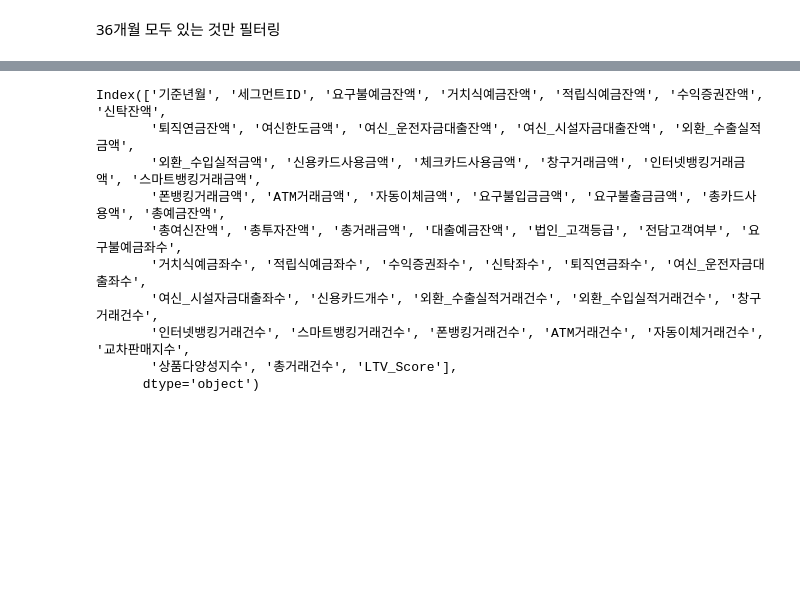
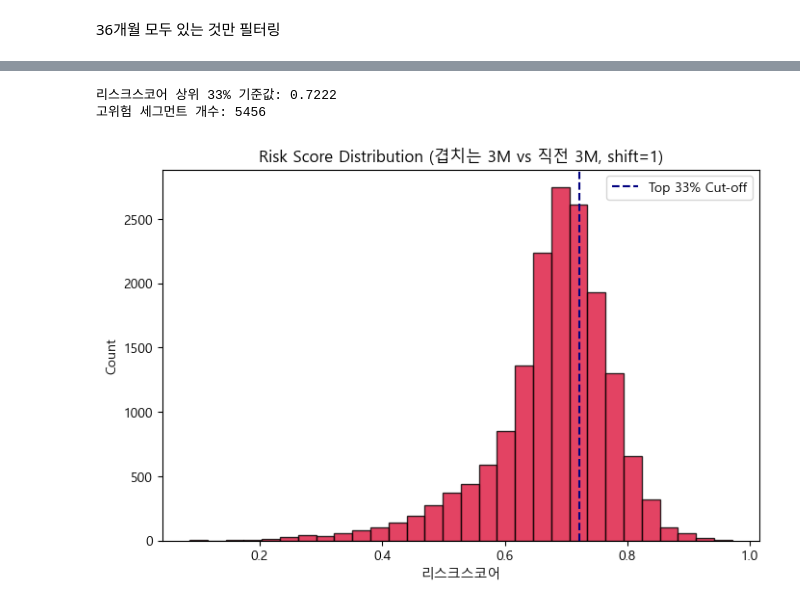
Before and after one commit to wlssyuu/ml-based-financial-analysis, a Jupyter notebook: 전처리코드_final.ipynb, the cells around one changed output, grey strips where cells are left out. Drawn from its saved outputs; the diff is of its cells as text; code cells hidden in the pictures; blank space fills up the shorter version.

Commit message:
전처리+RF_Baseline
전처리(LTV+RiskScore+vip_final 생성)

```diff
--- a/전처리코드_final.ipynb
+++ b/전처리코드_final.ipynb
@@ -380,13 +384,64 @@ Name: count, Length: 501, dtype: int64
-# %%
-vip_final.columns
-# %% [output]
-Index(['기준년월', '세그먼트ID', '요구불예금잔액', '거치식예금잔액', '적립식예금잔액', '수익증권잔액', '신탁잔액',
-       '퇴직연금잔액', '여신한도금액', '여신_운전자금대출잔액', '여신_시설자금대출잔액', '외환_수출실적금액',
-       '외환_수입실적금액', '신용카드사용금액', '체크카드사용금액', '창구거래금액', '인터넷뱅킹거래금액', '스마트뱅킹거래금액',
-       '폰뱅킹거래금액', 'ATM거래금액', '자동이체금액', '요구불입금금액', '요구불출금금액', '총카드사용액', '총예금잔액',
-       '총여신잔액', '총투자잔액', '총거래금액', '대출예금잔액', '법인_고객등급', '전담고객여부', '요구불예금좌수',
-       '거치식예금좌수', '적립식예금좌수', '수익증권좌수', '신탁좌수', '퇴직연금좌수', '여신_운전자금대출좌수',
-       '여신_시설자금대출좌수', '신용카드개수', '외환_수출실적거래건수', '외환_수입실적거래건수', '창구거래건수',
-       '인터넷뱅킹거래건수', '스마트뱅킹거래건수', '폰뱅킹거래건수', 'ATM거래건수', '자동이체거래건수', '교차판매지수',
-       '상품다양성지수', '총거래건수', 'LTV_Score'],
-      dtype='object')
+# %%
+import pandas as pd
+import numpy as np
+from sklearn.preprocessing import MinMaxScaler
+import matplotlib.pyplot as plt
+eps = 1e-6
+# ------------------------------------------
+# 1) 기준월 정렬 (세그먼트별 시계열 정렬)
+# ------------------------------------------
+# vip_final['기준년월'] = pd.to_datetime(vip_final['기준년월'])  # 필요시 주석 해제
+vip_final = vip_final.sort_values(['세그먼트ID', '기준년월'])
+g = vip_final.groupby(['세그먼트ID'])
+# ------------------------------------------
+# 2) 세그먼트별 최근3개월 합 & '바로 이전' 3개월 합 (겹침: shift=1)
+#    min_periods=3 → 정확히 3개월 누적이 있는 행만 유효
+# ------------------------------------------
+recent3_sum = g['총거래금액'].transform(lambda x: x.rolling(window=3, min_periods=3).sum())
+prev3_sum   = g['총거래금액'].transform(lambda x: x.rolling(window=3, min_periods=3).sum().shift(1))
+# ------------------------------------------
+# 3) 거래감소율 = (최근3개월합 - 바로이전3개월합) / (바로이전3개월합)
+#    (겹치는 창이므로 첫 3개월만 NaN이 정상)
+# ------------------------------------------
+vip_final['거래감소율'] = (prev3_sum - recent3_sum) / (prev3_sum + eps)
+vip_final['거래감소율'] = vip_final['거래감소율'].clip(-1, 1)  # 과도한 변동 안정화
+# ------------------------------------------
+# 4) 나머지 변수 계산
+# ------------------------------------------
+vip_final['대출비중'] = vip_final['총여신잔액'] / (vip_final['총여신잔액'] + vip_final['총예금잔액'] + eps)
+# 정규화 (0~1)
+cols_to_scale = ['LTV_Score', '대출비중', '거래감소율', '상품다양성지수']
+scaler = MinMaxScaler()
+vip_final[[c + '_norm' for c in cols_to_scale]] = scaler.fit_transform(vip_final[cols_to_scale])
+# ------------------------------------------
+# 5) 리스크스코어 계산 (기존 식)
+# ------------------------------------------
+vip_final['리스크스코어'] = (
+    0.35 * (1 - vip_final['LTV_Score_norm']) +
+    0.25 * vip_final['대출비중_norm'] +
+    0.30 * vip_final['거래감소율_norm'] +
+    0.10 * (1 - vip_final['상품다양성지수_norm'])
+)
+# ------------------------------------------
+# 6) 상위 33% 그룹
+# ------------------------------------------
+valid_mask = vip_final['리스크스코어'].notna()
+cutoff = vip_final.loc[valid_mask, '리스크스코어'].quantile(0.67)
+high_risk = vip_final.loc[valid_mask & (vip_final['리스크스코어'] >= cutoff)]
+print(f"리스크스코어 상위 33% 기준값: {cutoff:.4f}")
+print(f"고위험 세그먼트 개수: {len(high_risk)}")
+# ------------------------------------------
+# 7) 시각화
+# ------------------------------------------
+plt.figure(figsize=(8,5))
+plt.hist(vip_final.loc[valid_mask, '리스크스코어'], bins=30, edgecolor='black', color='crimson', alpha=0.8)
+plt.axvline(cutoff, color='navy', linestyle='--', label='Top 33% Cut-off')
+plt.title('Risk Score Distribution (겹치는 3M vs 직전 3M, shift=1)')
+plt.xlabel('리스크스코어')
+plt.ylabel('Count')
+plt.legend()
+plt.show()
+# %% [output]
+리스크스코어 상위 33% 기준값: 0.7222
+고위험 세그먼트 개수: 5456
+[figure, added]
```
Also changed, not shown: parts of 6 cells of this notebook, 1 other file.
